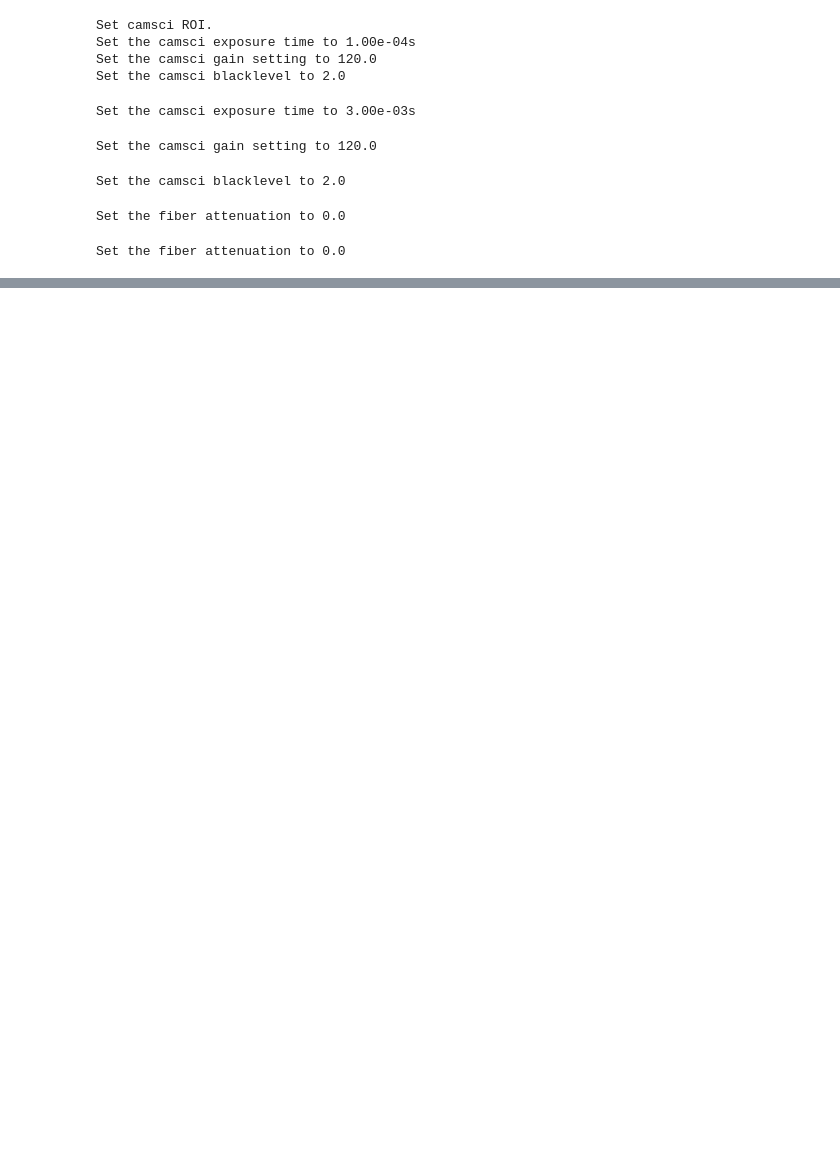
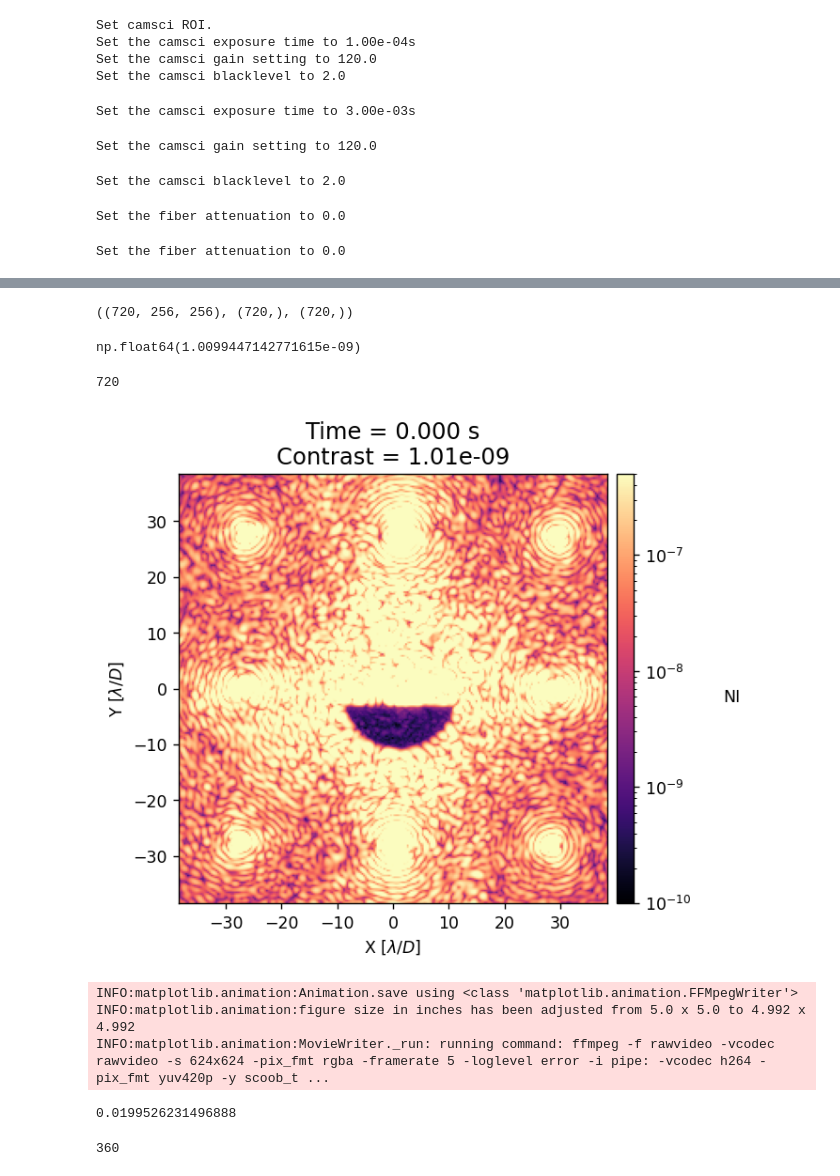
Before and after one commit to kian1377/scoob-exps, a Jupyter notebook: misc.ipynb, the cells around one changed output, grey strips where cells are left out. Drawn from its saved outputs; the diff is of its cells as text; code cells hidden in the pictures; blank space fills up the shorter version.

```diff
--- a/misc.ipynb
+++ b/misc.ipynb
@@ -120,0 +211,7 @@ scoob_utils.set_filter_stage_preset(client0, 'f3', )
+# %%
+all_ims = np.concatenate(ts_ims, axis=0)
+all_times = np.concatenate(ts_times)
+all_contrasts = np.concatenate(contrasts)
+all_ims.shape, all_times.shape, all_contrasts.shape
+# %% [output]
+((720, 256, 256), (720,), (720,))
@@ -120,0 +281,31 @@ scoob_utils.set_filter_stage_preset(client0, 'f3', )
+# %%
+all_contrasts[0]
+# %% [output]
+np.float64(1.0099447142771615e-09)
+# %%
+anim = create_time_series_anim(
+    all_ims,
+    all_contrasts,
+    all_times,
+    # numframes=5,
+    norm=LogNorm(1e-10,5e-7),
+    pxscl=1/3.326,
+)
+# %% [output]
+720
+[figure, added]
+# %%
+writervideo = FFMpegWriter(fps=5)
+anim.save(f'scoob_time_series.mp4', writer=writervideo)
+# %% [output]
+INFO:matplotlib.animation:Animation.save using <class 'matplotlib.animation.FFMpegWriter'>
+INFO:matplotlib.animation:figure size in inches has been adjusted from 5.0 x 5.0 to 4.992 x 4.992
+INFO:matplotlib.animation:MovieWriter._run: running command: ffmpeg -f rawvideo -vcodec rawvideo -s 624x624 -pix_fmt rgba -framerate 5 -loglevel error -i pipe: -vcodec h264 -pix_fmt yuv420p -y scoob_t ...
+# %%
+10**(-17/10) / 10**(-0/10)
+# %% [output]
+0.0199526231496888
+# %%
+len(ts_ims[2])
+# %% [output]
+360
```
Also changed, not shown: parts of 5 cells of this notebook, 3 other files.
